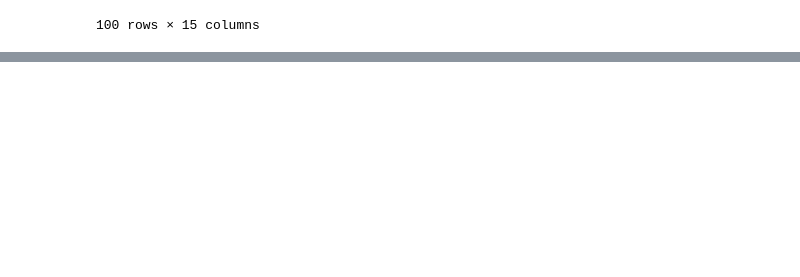
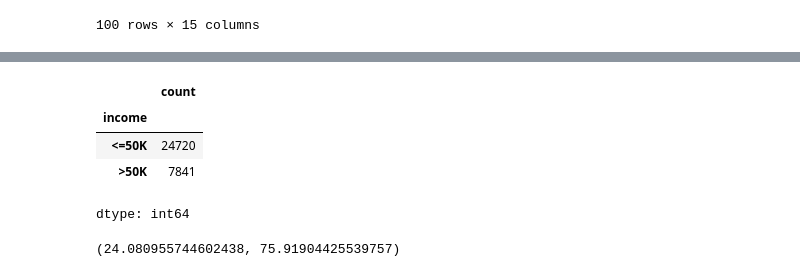
Before and after one commit to LaraDondossola/Estatistica_aplicada, a Jupyter notebook: amostragem.ipynb, the cells around one changed output, grey strips where cells are left out. Saved outputs shown, nothing was run; the diff lists cells and outputs as text; code cells hidden in the pictures; blank space fills up the shorter version.

```diff
--- a/amostragem.ipynb
+++ b/amostragem.ipynb
@@ -69,0 +187,12 @@ df_amostra_aleatoria_simples
+# %%
+dataset['income'].value_counts() #aqui peguei os dados originais para ver os valores absolutos dos que tão acima e abaixo de 50k
+# %% [output]
+|  | count |
+| income |  |
+| <=50K | 24720 |
+| >50K | 7841 |
+dtype: int64
+# %%
+(7841/len(dataset)*100), (24720/len(dataset)*100) #com os valores absolutos, achei os percentuais, e vi que são 24% e 76%, muito similares a amostra de 100 que fizemos
+# %% [output]
+(24.080955744602438, 75.91904425539757)
```
Also changed, not shown: parts of 25 cells of this notebook.
